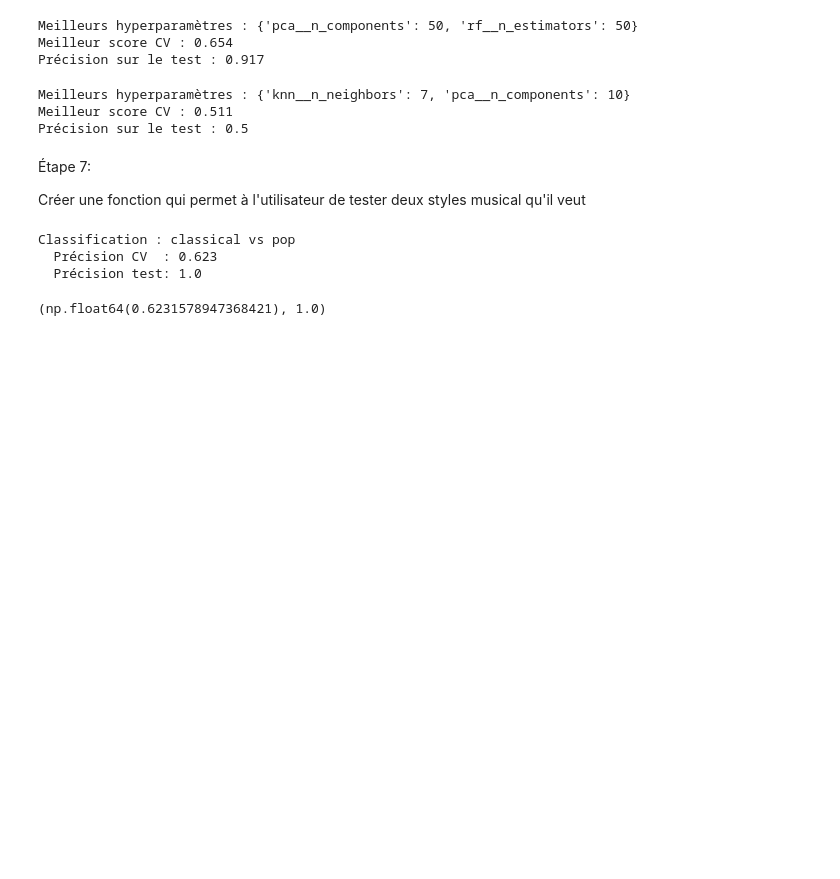
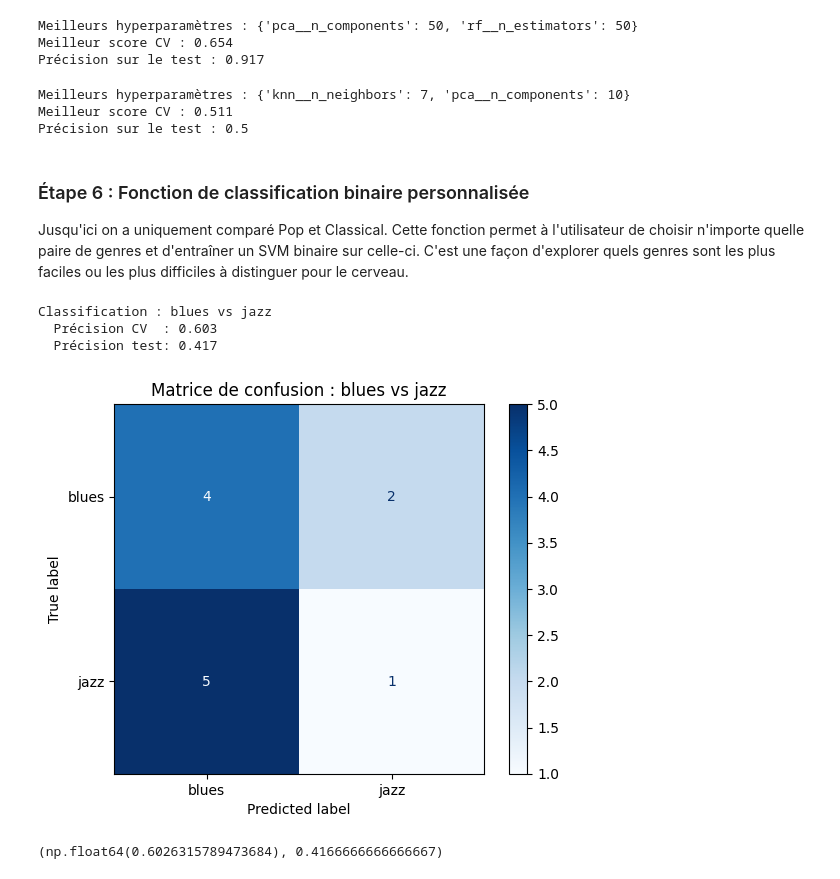
Before and after one commit to psy3019-6973-2026/BuuNguyen_Exercise_5, a Jupyter notebook: tasks/task_2.ipynb, the cells around one changed output. Cells and saved outputs as stored; diff of their text form; code cells hidden in the pictures; blank space fills up the shorter version.

```diff
--- a/tasks/task_2.ipynb
+++ b/tasks/task_2.ipynb
@@ -255,9 +268,9 @@ Meilleurs hyperparamètres : {'knn__n_neighbors': 7, 'pca__n_components': 10}
 Meilleur score CV : 0.511
 Précision sur le test : 0.5
 # %% [markdown]
-Étape 7:
+### Étape 6 : Fonction de classification binaire personnalisée
 
-Créer une fonction qui permet à l'utilisateur de tester deux styles musical qu'il veut
+Jusqu'ici on a uniquement comparé Pop et Classical. Cette fonction permet à l'utilisateur de choisir n'importe quelle paire de genres et d'entraîner un SVM binaire sur celle-ci. C'est une façon d'explorer quels genres sont les plus faciles ou les plus difficiles à distinguer pour le cerveau.
 # %%
 def binary_classifier(genre_1, genre_2, X_train_avg, X_test_avg,
                        y_train_all, y_test_all, n_components=50, C=0.1):
@@ -314,12 +327,24 @@ def binary_classifier(genre_1, genre_2, X_train_avg, X_test_avg,
     print(f"  Précision CV  : {cv_scores.mean().round(3)}")
     print(f"  Précision test: {round(test_acc, 3)}")
 
+    y_pred = pipeline.predict(X_te)
+    # --- matrice de confusion ---
+    cm = confusion_matrix(y_te, y_pred)
+    disp = ConfusionMatrixDisplay( confusion_matrix=cm,
+                                  display_labels= [genre_names[genre_1],
+                                  genre_names[genre_2]])
+
+    disp.plot(cmap = 'Blues')
+    plt.title(f"Matrice de confusion : {genre_names[genre_1]} vs {genre_names[genre_2]}")
+    plt.show()
+
     return cv_scores.mean(), test_acc
 # %%
 # --- Exemple d'utilisation ---
-binary_classifier(2, 8, X_train_avg, X_test_avg, y_train_all, y_test_all)
+binary_classifier(1, 6, X_train_avg, X_test_avg, y_train_all, y_test_all)
 # %% [output]
-Classification : classical vs pop
-  Précision CV  : 0.623
-  Précision test: 1.0
+Classification : blues vs jazz
+  Précision CV  : 0.603
+  Précision test: 0.417
+[figure, added]
-(np.float64(0.6231578947368421), 1.0)
+(np.float64(0.6026315789473684), 0.4166666666666667)
```
Also changed, not shown: parts of 7 cells of this notebook.
